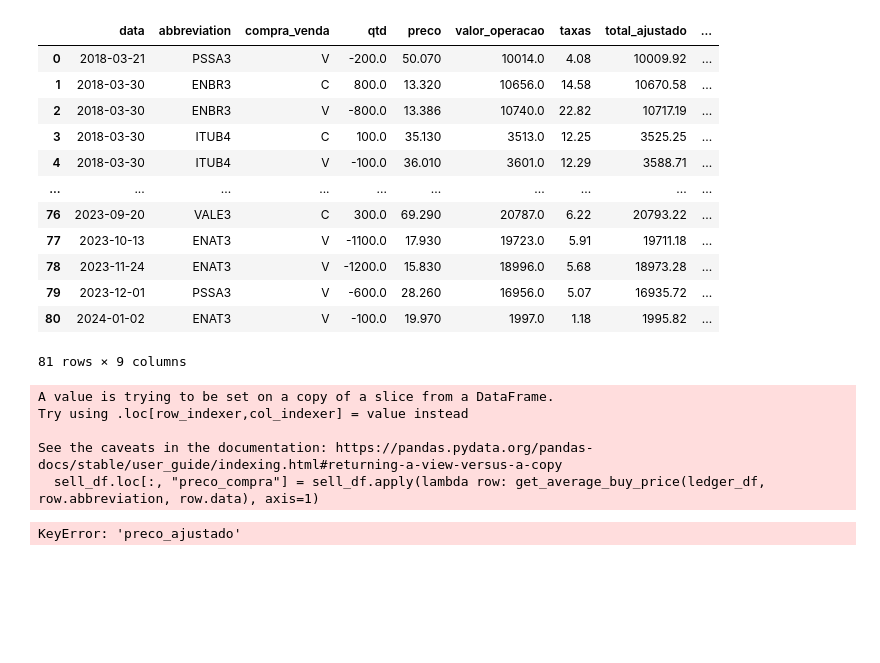
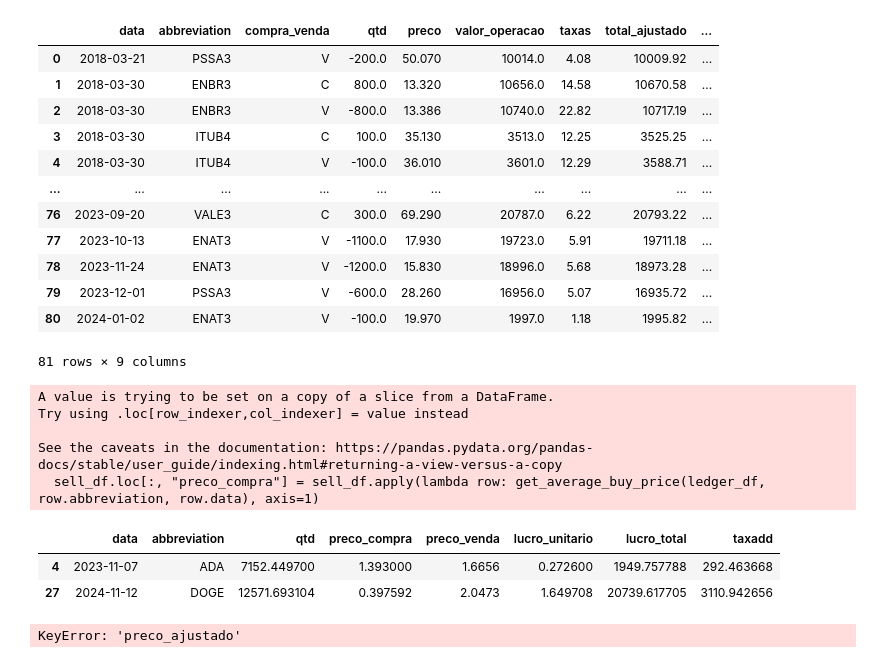
Before and after one commit to dokawa/lion-weapon, a Jupyter notebook: notebook.ipynb, the cells around one changed output. Drawn from its saved outputs; the diff is of its cells as text; code cells hidden in the pictures; blank space fills up the shorter version.

Commit message:
[feat] Add crypto sell

```diff
--- a/notebook.ipynb
+++ b/notebook.ipynb
@@ -115,30 +115,36 @@ See the caveats in the documentation: https://pandas.pydata.org/pandas-docs/stab
 81 rows × 9 columns
 # %%
 from df_utils import read, apply_exceptional_operations, get_profit_df, save_txt
-from crypto import format_df, get_sell_df
+from crypto_sell import format_df, get_sell_df
 
 import pandas as pd
+import df_utils
 
 import importlib
-import crypto
 
 importlib.reload(df_utils)
 
 
 read_filename = 'crypto.txt'
 write_filename = 'crypto_sell_output.txt'
 
 ledger_df = pd.read_csv(read_filename, sep=";", header=None, names=['data', 'compra_venda', 'qtd', 'abbreviation', 'preco', 'total'])
 ledger_df = format_df(ledger_df)
+ledger_df['preco'] = ledger_df['preco'].where(ledger_df.preco.notna(), ledger_df['total'] / ledger_df['qtd'])
 sell_df = get_sell_df(ledger_df, 2023)
 sell_df = get_profit_df(sell_df)
 save_txt(sell_df, write_filename)
+
+sell_df
 # %% [output]
 A value is trying to be set on a copy of a slice from a DataFrame.
 Try using .loc[row_indexer,col_indexer] = value instead
 
 See the caveats in the documentation: https://pandas.pydata.org/pandas-docs/stable/user_guide/indexing.html#returning-a-view-versus-a-copy
   sell_df.loc[:, "preco_compra"] = sell_df.apply(lambda row: get_average_buy_price(ledger_df, row.abbreviation, row.data), axis=1)
+|  | data | abbreviation | qtd | preco_compra | preco_venda | lucro_unitario | lucro_total | taxadd |
+| 4 | 2023-11-07 | ADA | 7152.449700 | 1.393000 | 1.6656 | 0.272600 | 1949.757788 | 292.463668 |
+| 27 | 2024-11-12 | DOGE | 12571.693104 | 0.397592 | 2.0473 | 1.649708 | 20739.617705 | 3110.942656 |
 # %%
 ledger_df.loc[(ledger_df.abbreviation == "PSSA3") & (ledger_df.compra_venda == "C") & (ledger_df.data != datetime(2021, 10, 22)), "preco_ajustado"] /= 3.0
 ledger_df[(ledger_df.abbreviation == "PSSA3") & (ledger_df.compra_venda == "C")
```
Also changed, not shown: 2 other files.
